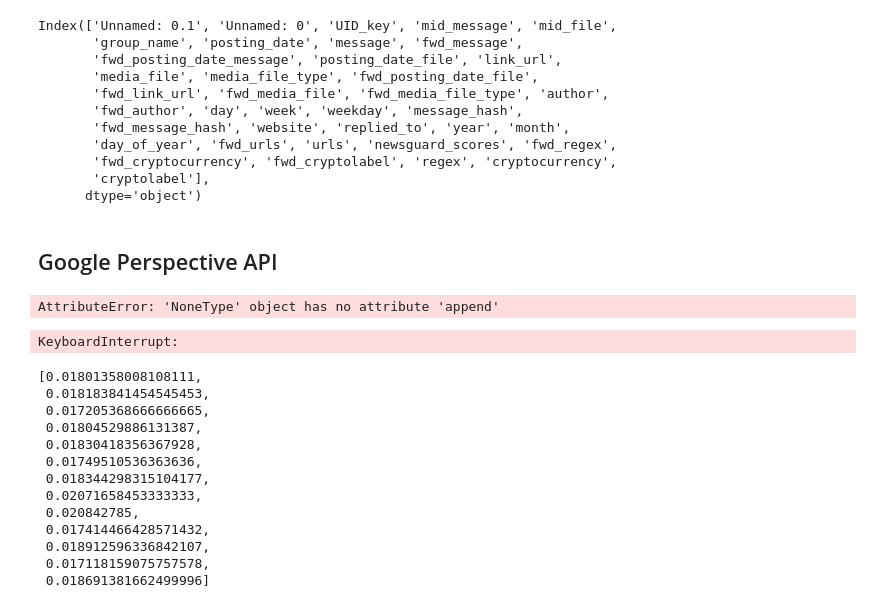
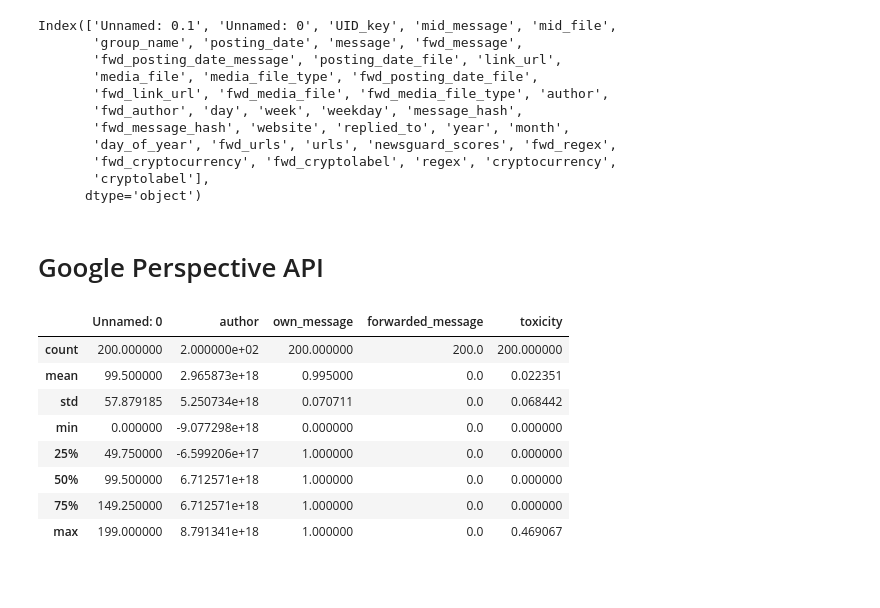
Before and after one commit to krugeremily/DAEGC_Conspiratorial_Actor_Typology, a Jupyter notebook: notebooks/Building Code for Scripts.ipynb, the cells around one changed output. Cells and saved outputs as stored; diff of their text form; code cells hidden in the pictures; blank space fills up the shorter version.

```diff
--- a/notebooks/Building Code for Scripts.ipynb
+++ b/notebooks/Building Code for Scripts.ipynb
@@ -793,7 +791,7 @@ Index(['Unnamed: 0.1', 'Unnamed: 0', 'UID_key', 'mid_message', 'mid_file',
        'cryptolabel'],
       dtype='object')
 # %% [markdown]
-## Google Perspective API
+# Google Perspective API
 # %%
 import pandas as pd
 import numpy as np
@@ -803,11 +801,10 @@ import random
 
 from googleapiclient import discovery
 import json
-
-
-
-API_KEY = 'AIzaSyCcedbRiuSPlth1YCpf84mxLK7SbuIw-Rc'
-
+from config import API_KEY
+sample_df = pd.read_csv('../data/samples/messages_sample_200.csv.gzip', compression = 'gzip')
+sample_df['final_message_string'] = sample_df['final_message_string'].astype(str)
+sample_df['toxicity'] = 0
 client = discovery.build(
   "commentanalyzer",
   "v1alpha1",
@@ -815,7 +812,6 @@ client = discovery.build(
   discoveryServiceUrl="https://commentanalyzer.googleapis.com/$discovery/rest?version=v1alpha1",
   static_discovery=False,
 )
-
 
 def toxicity_detection(sentences):
     toxic = []
@@ -831,28 +827,42 @@ def toxicity_detection(sentences):
         #print(json.loads(j)['attributeScores']['TOXICITY']['summaryScore']['value'])
         toxic.append(json.loads(j)['attributeScores']['TOXICITY']['summaryScore']['value'])
     return sum(toxic)/len(toxic)
+
+
+# n= 10000
+# list_df = [sample[i:i+n] for i in range(0,len(sample),n)]
+
+
+#final_toxic_list = []
+# for df in list_df:
+for i in tqdm(range(len(sample_df))):
+    row = sample_df.iloc[i]
+    #toxic = []
+    if row['toxicity'] == 0:
+
+        tmp = [sent.strip() for sent in re.split(r'[.!?]', row.final_message_string) if len(sent.split()) > 5]
+
+        if (len(tmp) > 100):
+            tmp = random.sample(tmp, 100)
+        if (len(tmp) > 1):
+            row['toxicity'] = toxicity_detection(tmp)
+
+    sample_df.at[i, 'toxicity'] = row['toxicity']
+
+    #df.at[i, 'toxicity'] = toxic
+    #final_toxic_list.append(df)
+
+# con = pd.concat(final_toxic_list)
+# con.to_csv('fa_toxic.csv')
-# %% [output]
-AttributeError: 'NoneType' object has no attribute 'append'
-# %%
-scores = []
-for text in test.final_message_string:
-    score = toxicity_detection(text)
-    scores.append(score)
-# %% [output]
-KeyboardInterrupt:
-# %%
-scores
-# %% [output]
-[0.01801358008108111,
- 0.018183841454545453,
- 0.017205368666666665,
- 0.01804529886131387,
- 0.01830418356367928,
- 0.01749510536363636,
- 0.018344298315104177,
- 0.02071658453333333,
- 0.020842785,
- 0.017414466428571432,
- 0.018912596336842107,
- 0.017118159075757578,
- 0.018691381662499996]
+# %%
+sample_df.describe()
+# %% [output]
+|  | Unnamed: 0 | author | own_message | forwarded_message | toxicity |
+| count | 200.000000 | 2.000000e+02 | 200.000000 | 200.0 | 200.000000 |
+| mean | 99.500000 | 2.965873e+18 | 0.995000 | 0.0 | 0.022351 |
+| std | 57.879185 | 5.250734e+18 | 0.070711 | 0.0 | 0.068442 |
+| min | 0.000000 | -9.077298e+18 | 0.000000 | 0.0 | 0.000000 |
+| 25% | 49.750000 | -6.599206e+17 | 1.000000 | 0.0 | 0.000000 |
+| 50% | 99.500000 | 6.712571e+18 | 1.000000 | 0.0 | 0.000000 |
+| 75% | 149.250000 | 6.712571e+18 | 1.000000 | 0.0 | 0.000000 |
+| max | 199.000000 | 8.791341e+18 | 1.000000 | 0.0 | 0.469067 |
```
Also changed, not shown: parts of 5 cells of this notebook, 14 other files.
